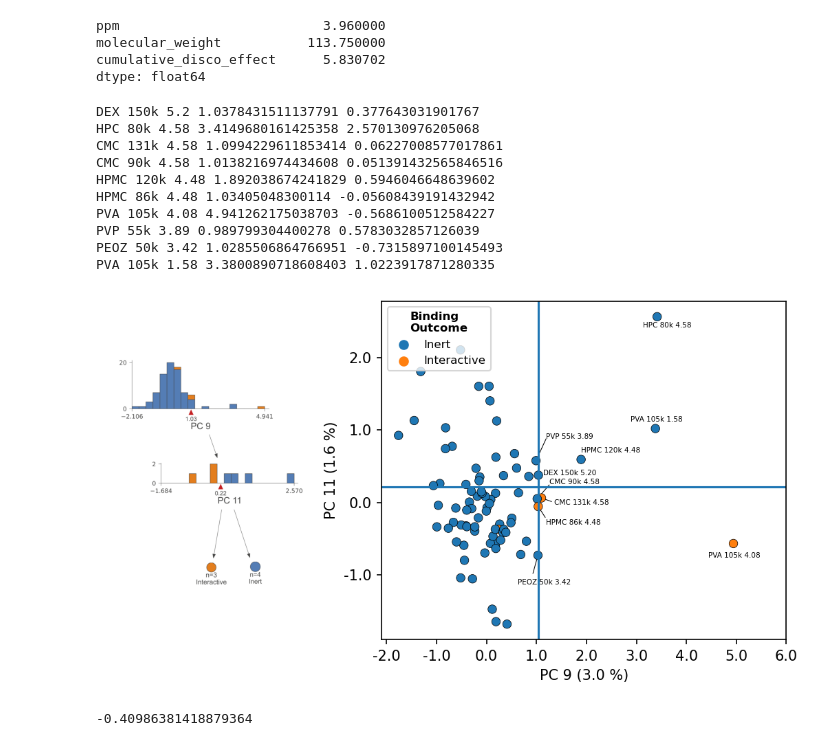
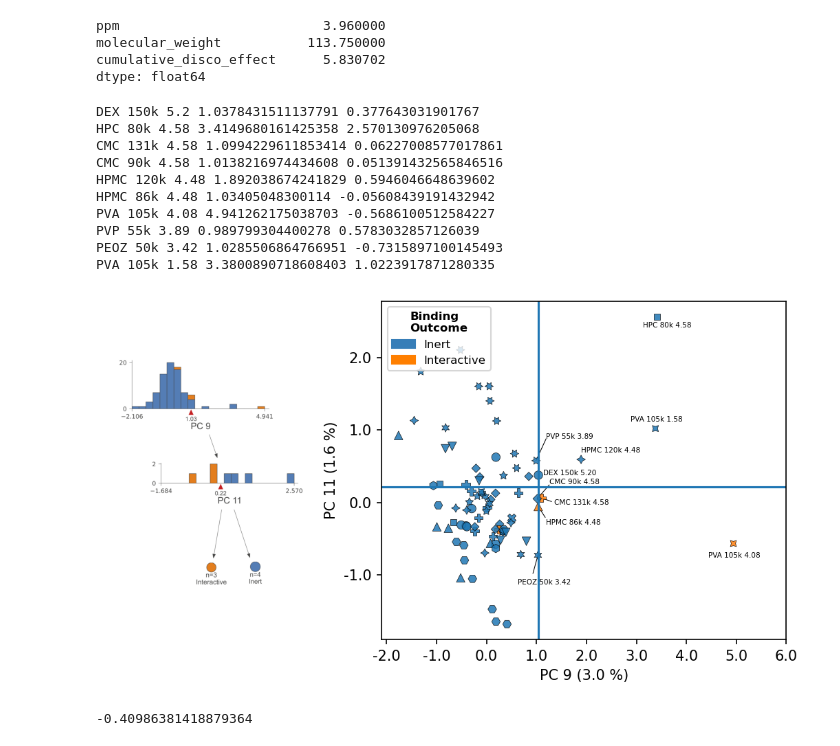
Before and after one commit to Frank-Gu-Lab/infrno, a Jupyter notebook: notebooks/final_model_paper_CDE_rs148.ipynb, the cells around one changed output. Saved outputs shown, nothing was run; the diff lists cells and outputs as text; code cells hidden in the pictures.

Commit message:
update alpha, markers, and legend for fig5b

```diff
--- a/notebooks/final_model_paper_CDE_rs148.ipynb
+++ b/notebooks/final_model_paper_CDE_rs148.ipynb
@@ -991,11 +991,16 @@ axd['A'].yaxis.set_visible(False)
 
 
 # add PC Plot
-g = sns.scatterplot(data=third_root_node_df_subset, x=9, y=11, hue='bind', edgecolor='k', linewidth=0.35, ax = axd['D'])
-legend_labels, _ = axd['D'].get_legend_handles_labels()
-g.legend(legend_labels, ['Inert', 'Interactive'], title_fontproperties={'weight': 'bold', 'size': 8}, fontsize=8,
-          loc='upper left',
-          title='Binding\nOutcome')
+g = sns.scatterplot(data=third_root_node_df_subset, x=9, y=11, hue='bind', edgecolor='k', linewidth=0.35, ax = axd['D'], style = 'polymer_id',alpha=0.85)
+
+#create artist items to build legend manually
+inert_patches = mpatches.Patch(color=custom_colors[0], label = 'Inert')
+interactive_patches = mpatches.Patch(color = custom_colors[2], label = 'Interactive')
+
+g.legend(handles = [inert_patches,interactive_patches],
+          loc='upper left', title_fontproperties={'weight': 'bold', 'size':8},
+         title='Binding\nOutcome', fontsize=8)
+
 axd['D'].axhline(y=0.22)
 axd['D'].axvline(x=1.031)
 
@@ -1043,34 +1048,34 @@ for ix, proton in third_root_node_df_subset.iterrows():
             axd['D'].text(s=proton['proton_id'], x=proton[9]+0.2, y=proton[11]+0.3, fontsize = annot_size)
             axd['D'].plot((proton[9]+0.2, proton[9]), (proton[11]+0.3,
                           proton[11]), color='black', linewidth=0.5, zorder=0)
 
 # ax labels
 axd['D'].set_xlabel(f"PC 9 ({str(np.round(expvar_lookup[8],3)*100)} %)")
 axd['D'].set_ylabel(f"PC 11 ({str(np.round(expvar_lookup[10],3)*100)} %)")
 axd['D'].xaxis.set_major_formatter('{x:0<3.1f}')
 axd['D'].yaxis.set_major_formatter('{x:0<3.1f}')
 
 plt.xlim(-2.1,6)
 fig.patch.set_facecolor('white')
 plt.tight_layout()
 
 # save as png, svg
 plt.savefig("../figures/main/cross_polymer_h67.png", dpi=1200)
 plt.savefig("../figures/main/cross_polymer_h67.svg", dpi=1200)
 
 plt.show()
 # %% [output]
 DEX 150k 5.2 1.0378431511137791 0.377643031901767
 HPC 80k 4.58 3.4149680161425358 2.570130976205068
 CMC 131k 4.58 1.0994229611853414 0.06227008577017861
 CMC 90k 4.58 1.0138216974434608 0.051391432565846516
 HPMC 120k 4.48 1.892038674241829 0.5946046648639602
 HPMC 86k 4.48 1.03405048300114 -0.05608439191432942
 PVA 105k 4.08 4.941262175038703 -0.5686100512584227
 PVP 55k 3.89 0.989799304400278 0.5783032857126039
 PEOZ 50k 3.42 1.0285506864766951 -0.7315897100145493
 PVA 105k 1.58 3.3800890718608403 1.0223917871280335
-[figure, old version]
+[figure, new version]
 # %%
 inert_junction = third_root_node_df_subset.copy()
 inert_junction = inert_junction.loc[inert_junction[9]<=1.031]
```
Also changed, not shown: 2 other files.
